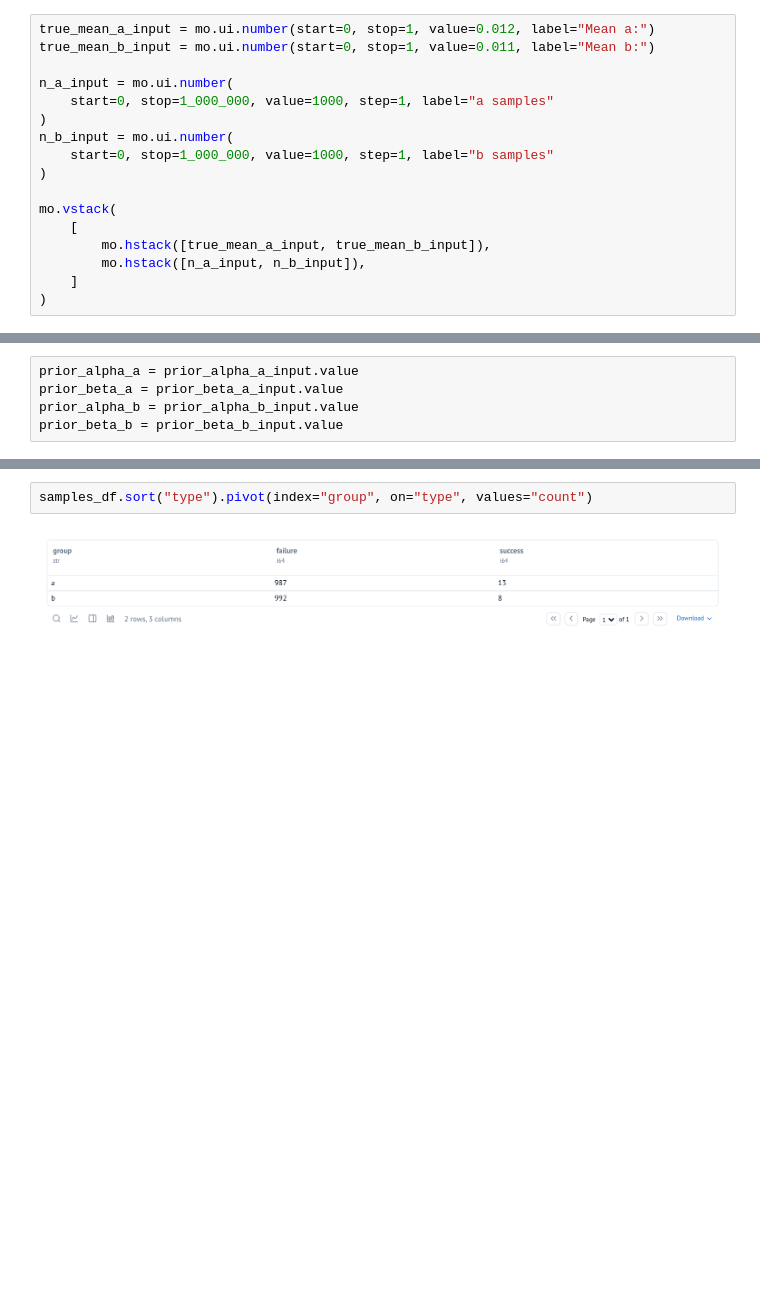
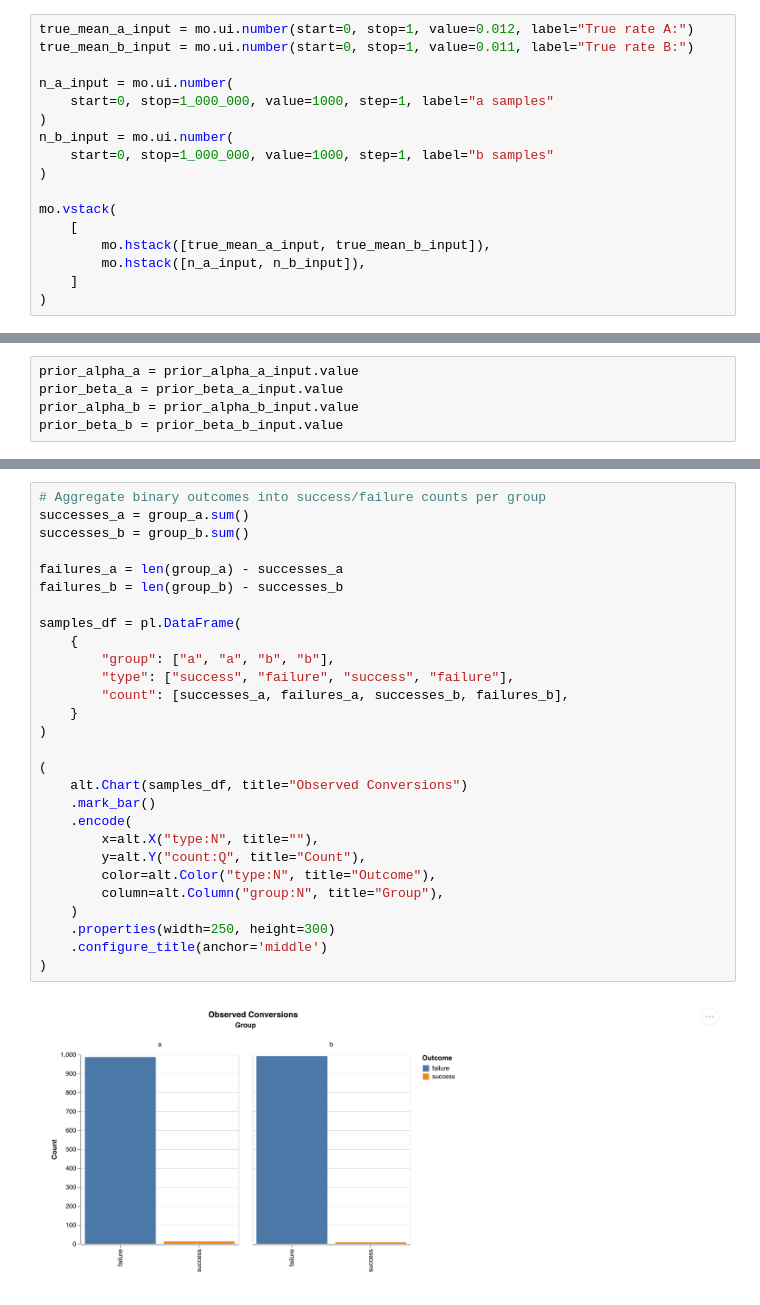
Before and after one commit to andrewhall1124/ab-testing, a Jupyter notebook: __marimo__/notebook.ipynb, the cells around one changed output, grey strips where cells are left out. Saved outputs shown, nothing was run; the diff lists cells and outputs as text; blank space fills up the shorter version.

```diff
--- a/__marimo__/notebook.ipynb
+++ b/__marimo__/notebook.ipynb
@@ -36,6 +70,6 @@ def sample_binomial_distribution(n: int, p: float, seed: int = 42) -> np.ndarray
 # %%
-true_mean_a_input = mo.ui.number(start=0, stop=1, value=0.012, label="Mean a:")
-true_mean_b_input = mo.ui.number(start=0, stop=1, value=0.011, label="Mean b:")
+true_mean_a_input = mo.ui.number(start=0, stop=1, value=0.012, label="True rate A:")
+true_mean_b_input = mo.ui.number(start=0, stop=1, value=0.011, label="True rate B:")
 
 n_a_input = mo.ui.number(
     start=0, stop=1_000_000, value=1000, step=1, label="a samples"
@@ -150,5 +183,31 @@ samples_df = pl.DataFrame(
 # %%
-samples_df.sort("type").pivot(index="group", on="type", values="count")
+# Aggregate binary outcomes into success/failure counts per group
+successes_a = group_a.sum()
+successes_b = group_b.sum()
+
+failures_a = len(group_a) - successes_a
+failures_b = len(group_b) - successes_b
+
+samples_df = pl.DataFrame(
+    {
+        "group": ["a", "a", "b", "b"],
+        "type": ["success", "failure", "success", "failure"],
+        "count": [successes_a, failures_a, successes_b, failures_b],
+    }
+)
+
+(
+    alt.Chart(samples_df, title="Observed Conversions")
+    .mark_bar()
+    .encode(
+        x=alt.X("type:N", title=""),
+        y=alt.Y("count:Q", title="Count"),
+        color=alt.Color("type:N", title="Outcome"),
+        column=alt.Column("group:N", title="Group"),
+    )
+    .properties(width=250, height=300)
+    .configure_title(anchor='middle')
+)
 # %% [output]
-[figure, old version]
+[figure, new version]
 # %% [markdown]
```
Also changed, not shown: parts of 37 cells of this notebook, 1 other file.
